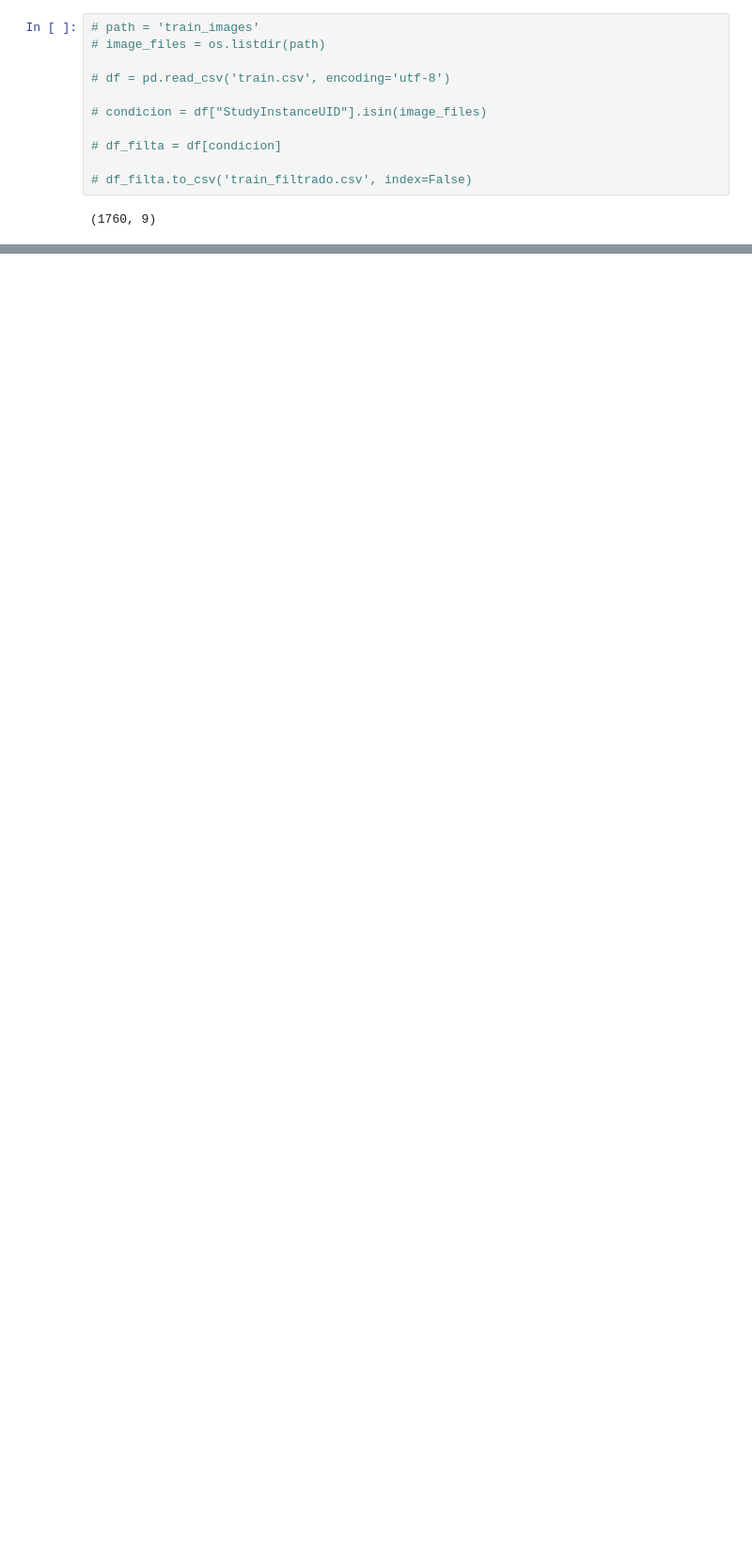
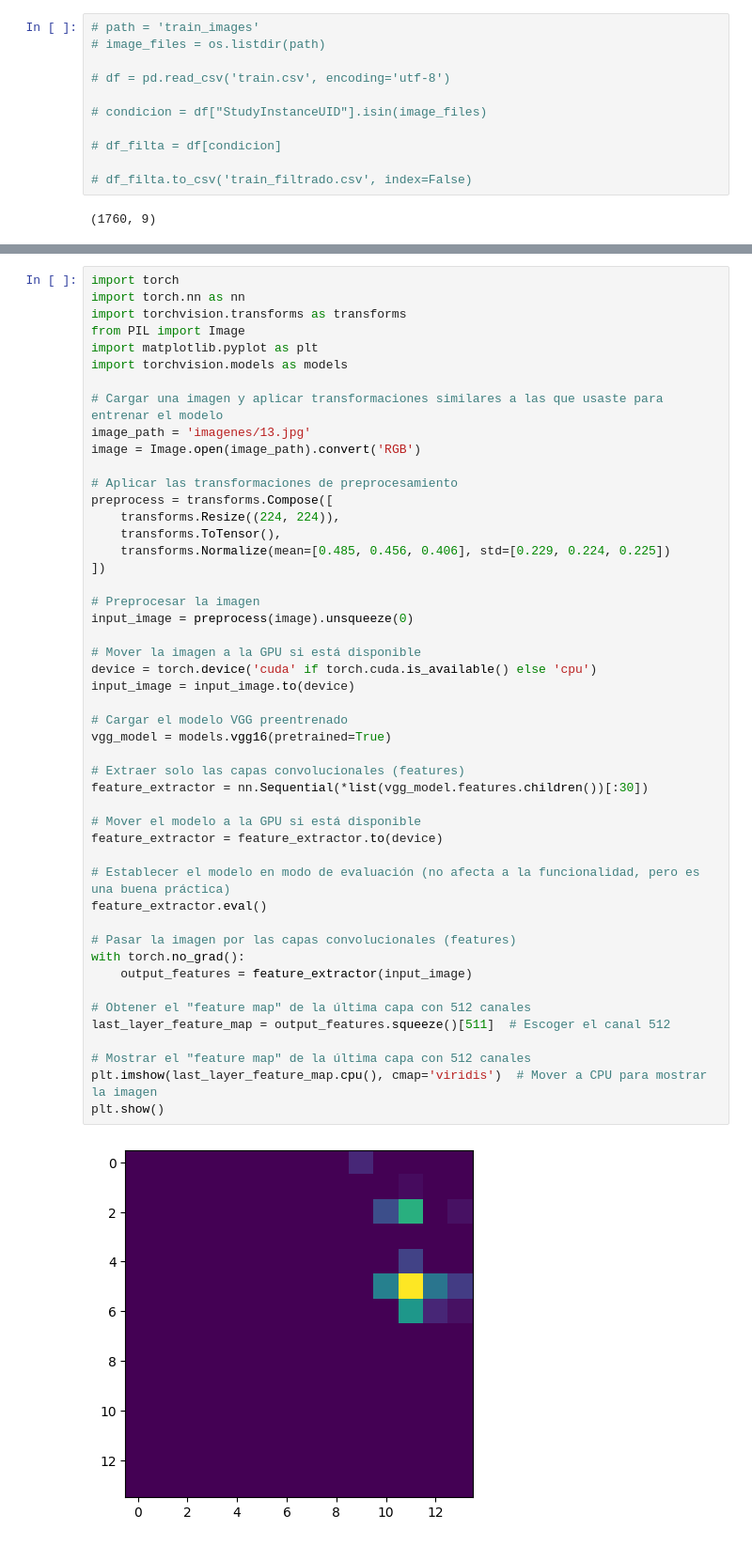
Before and after one commit to Daniel14gonc/Proyecto2_DS, a Jupyter notebook: Proyecto2_limpieza.ipynb, the cells around one changed output, grey strips where cells are left out. Shown at 94% size. Saved outputs shown, nothing was run; the diff lists cells and outputs as text; blank space fills up the shorter version.

```diff
--- a/Proyecto2_limpieza.ipynb
+++ b/Proyecto2_limpieza.ipynb
@@ -165,0 +392,50 @@ def process_scan(path):
+# %%
+import torch
+import torch.nn as nn
+import torchvision.transforms as transforms
+from PIL import Image
+import matplotlib.pyplot as plt
+import torchvision.models as models
+
+# Cargar una imagen y aplicar transformaciones similares a las que usaste para entrenar el modelo
+image_path = 'imagenes/13.jpg'
+image = Image.open(image_path).convert('RGB')
+
+# Aplicar las transformaciones de preprocesamiento
+preprocess = transforms.Compose([
+    transforms.Resize((224, 224)),
+    transforms.ToTensor(),
+    transforms.Normalize(mean=[0.485, 0.456, 0.406], std=[0.229, 0.224, 0.225])
+])
+
+# Preprocesar la imagen
+input_image = preprocess(image).unsqueeze(0)
+
+# Mover la imagen a la GPU si está disponible
+device = torch.device('cuda' if torch.cuda.is_available() else 'cpu')
+input_image = input_image.to(device)
+
+# Cargar el modelo VGG preentrenado
+vgg_model = models.vgg16(pretrained=True)
+
+# Extraer solo las capas convolucionales (features)
+feature_extractor = nn.Sequential(*list(vgg_model.features.children())[:30])
+
+# Mover el modelo a la GPU si está disponible
+feature_extractor = feature_extractor.to(device)
+
+# Establecer el modelo en modo de evaluación (no afecta a la funcionalidad, pero es una buena práctica)
+feature_extractor.eval()
+
+# Pasar la imagen por las capas convolucionales (features)
+with torch.no_grad():
+    output_features = feature_extractor(input_image)
+
+# Obtener el "feature map" de la última capa con 512 canales
+last_layer_feature_map = output_features.squeeze()[511]  # Escoger el canal 512
+
+# Mostrar el "feature map" de la última capa con 512 canales
+plt.imshow(last_layer_feature_map.cpu(), cmap='viridis')  # Mover a CPU para mostrar la imagen
+plt.show()
+# %% [output]
+[figure, added]
```
Also changed, not shown: parts of 17 cells of this notebook, 6 other files.
